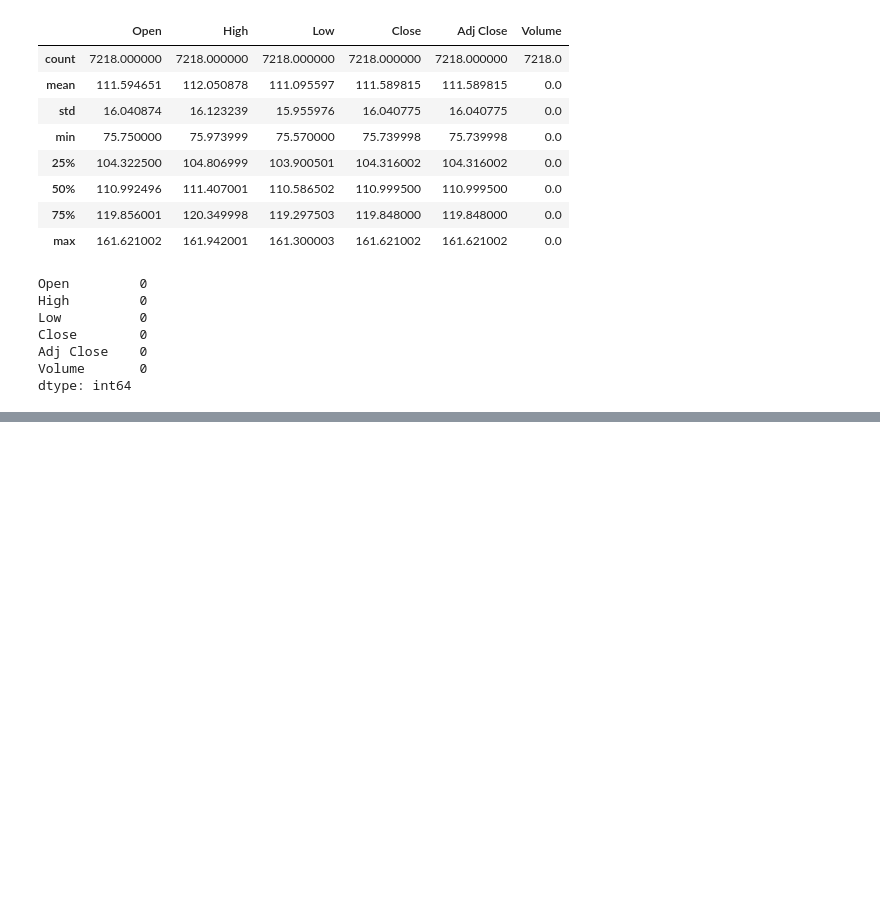
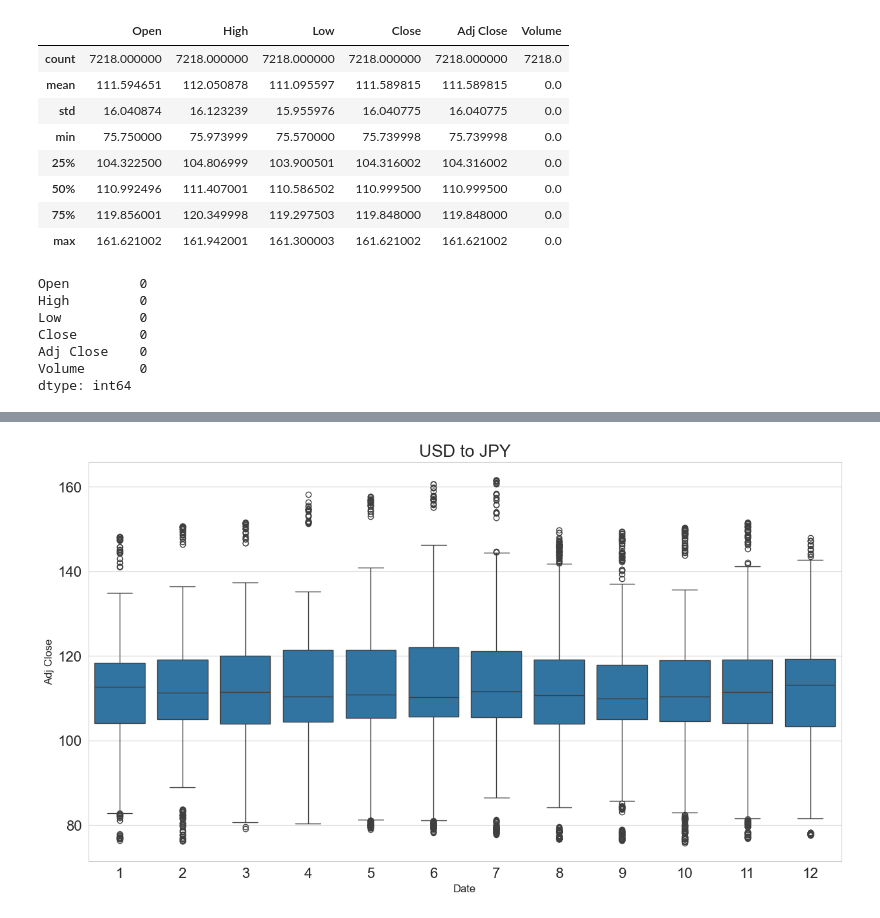
Before and after one commit to iliyaskurmangali/USD-Yen-Prediction, a Jupyter notebook: work.ipynb, the cells around one changed output, grey strips where cells are left out. Cells and saved outputs as stored; diff of their text form; code cells hidden in the pictures; blank space fills up the shorter version.

```diff
--- a/work.ipynb
+++ b/work.ipynb
@@ -65,0 +86,4 @@ dtype: int64
+# %%
+usd_jpy_df['Day_of_week'] = usd_jpy_df.index.dayofweek
+usd_jpy_df['Month'] = usd_jpy_df.index.month
+usd_jpy_df.head()
@@ -65,0 +98,11 @@ dtype: int64
+# %%
+# Plotting Adj Close price against Month
+plt.figure(figsize=(15,8))
+plt.grid(True)
+plt.title('USD to JPY')
+sns.boxplot(x=usd_jpy_df['Month'], y=usd_jpy_df['Adj Close'])
+plt.xlabel('Date', fontsize=12)
+plt.ylabel('Adj Close', fontsize=12)
+plt.show()
+# %% [output]
+[figure, added]
```
Also changed, not shown: parts of 26 cells of this notebook.
